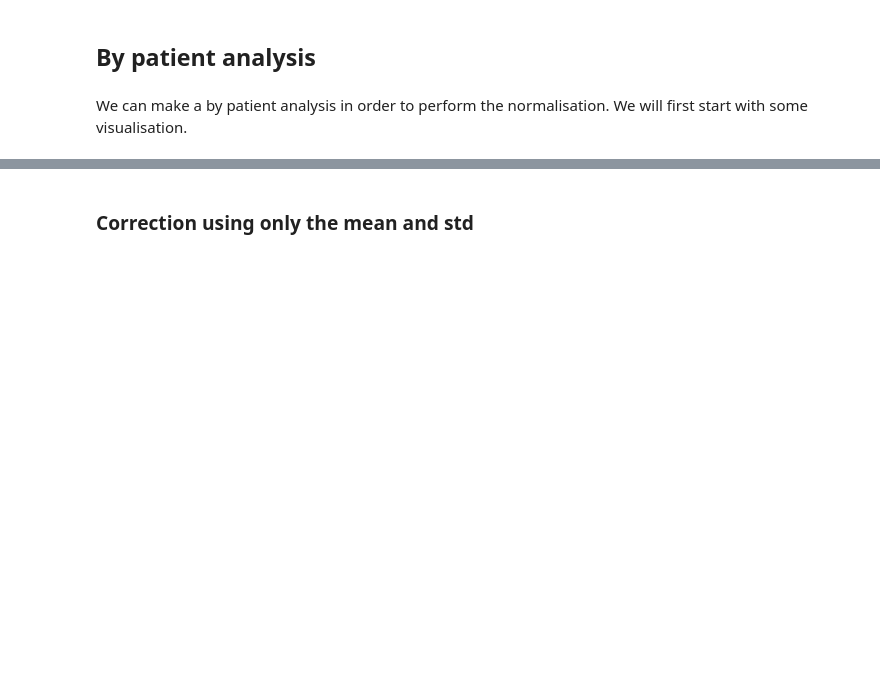
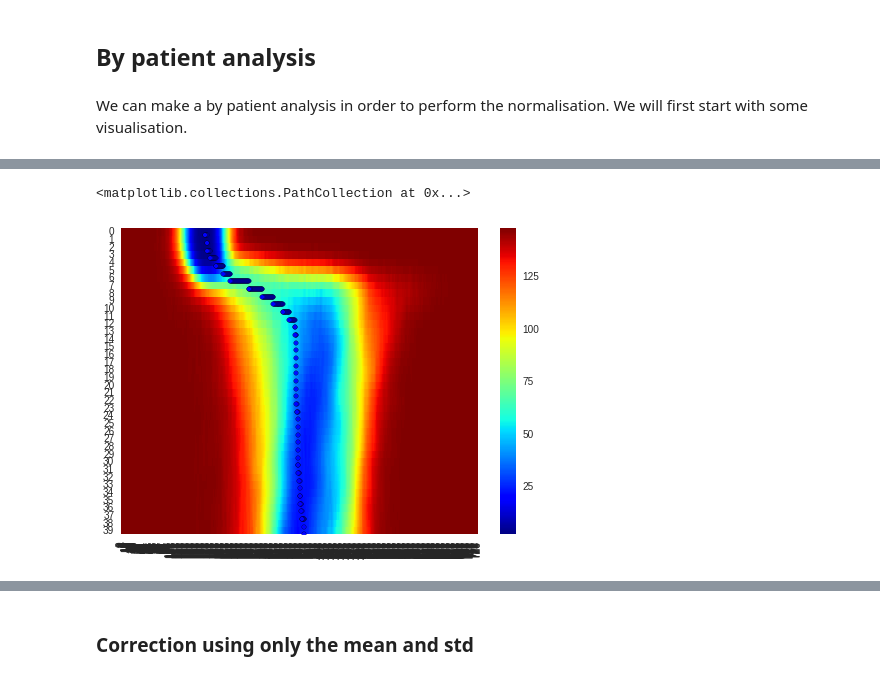
Before and after one commit to I2Cvb/prostate, a Jupyter notebook: notebook/normalisation-dce.ipynb, the cells around one changed output, grey strips where cells are left out. Cells and saved outputs as stored; diff of their text form; code cells hidden in the pictures; blank space fills up the shorter version.

```diff
--- a/notebook/normalisation-dce.ipynb
+++ b/notebook/normalisation-dce.ipynb
@@ -249,3 +235,47 @@ SyntaxError: invalid syntax (<ipython-input-44-87fb04ffe8b6>, line 9)
+# %%
+from scipy.sparse.csgraph import shortest_path
+
+d, p = shortest_path(graph, return_predecessors=True)
+# %%
+# Define a function to go from px to vertices
+def px2v(px, im_shape):
+    return np.ravel_multi_index(px, im_shape)
+
+# Define a function to go from vertices to px
+def v2px(v, im_shape):
+    return np.unravel_index(v, im_shape)
+
+# Define the starting point and ending point
+start = (0, stat_median[0])
+end = (39, stat_median[-1])
+im_sz = image.shape
+
+# Initiate the path
+path_list = [end]
+
+# Find the previous points in a loop
+while (end != start):
+    # Convert coord from px to v
+    s_v = px2v(start, im_sz)
+    e_v = px2v(end, im_sz)
+
+    # Find the predecessor
+    pred_v = p[s_v, e_v]
+
+    # Convert into pixel
+    pred_px = v2px(pred_v, im_sz)
+    path_list.append(pred_px)
+
+    # Update the last point of the path
+    end = pred_px
+
+plt.figure()
+ax = sns.heatmap(image, cmap="jet")
+path_list = np.array(path_list)
+sns.plt.scatter(path_list[:, 1], 39 - path_list[:, 0], label='mean', c='blue', alpha=0.9)
+# %% [output]
+<matplotlib.collections.PathCollection at 0x...>
+[figure, added]
 # %%
 # Define the index of the patient to visualise
 pat_vis = 0
```
Also changed, not shown: parts of 3 cells of this notebook.
